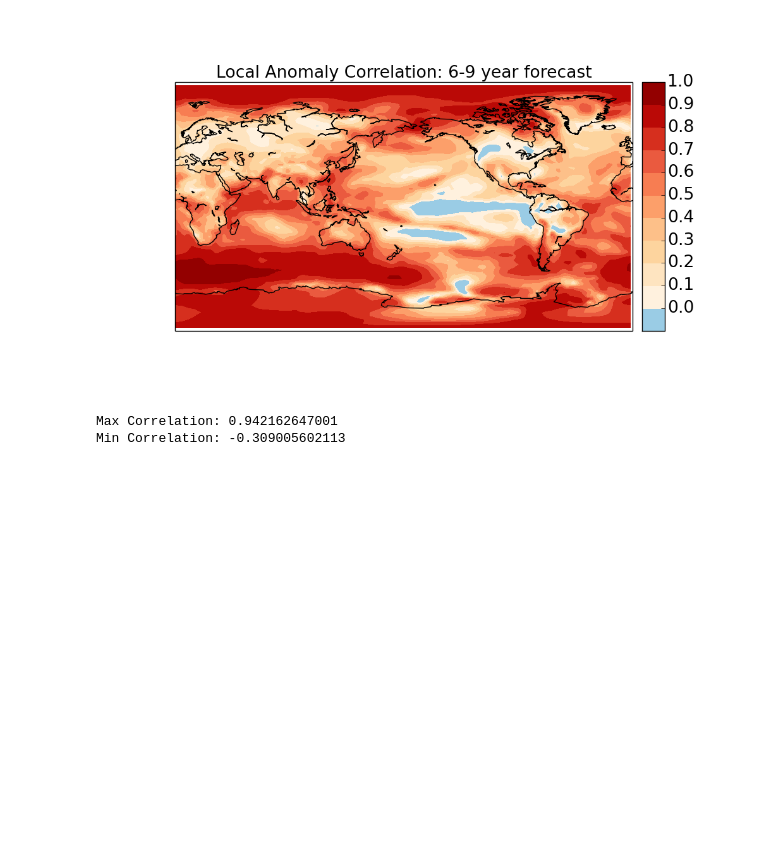
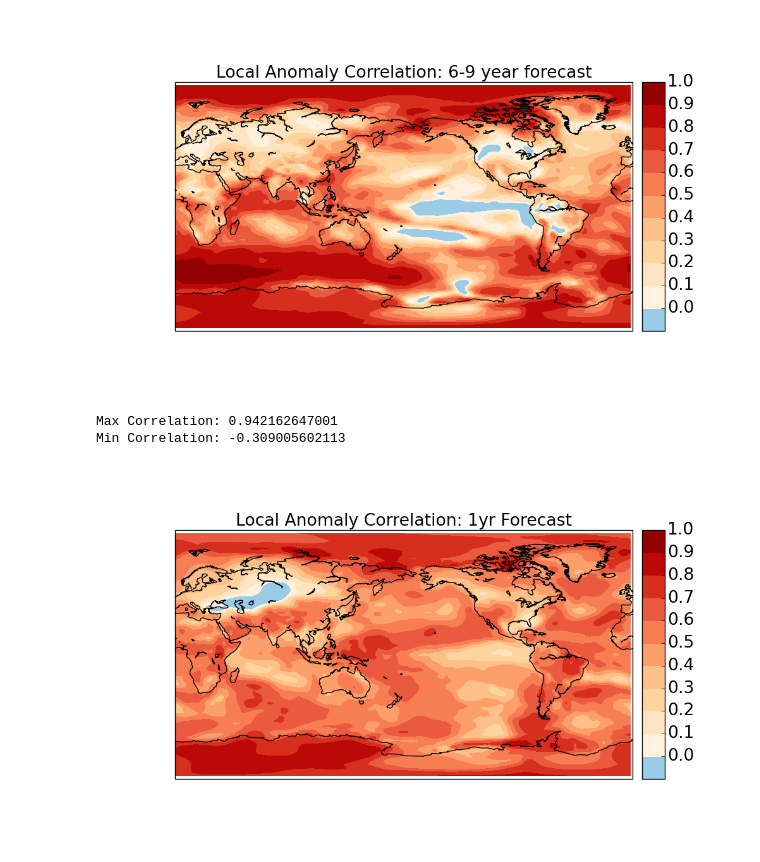
Before and after one commit to frodre/pyLIM, a Jupyter notebook: Corr_analysis.ipynb, the cells around one changed output. Saved outputs shown, nothing was run; the diff lists cells and outputs as text; code cells hidden in the pictures; blank space fills up the shorter version.

```diff
--- a/Corr_analysis.ipynb
+++ b/Corr_analysis.ipynb
@@ -58,3 +58,13 @@ print 'Min Correlation:',mean_corr.min()
 # %% [output]
 Max Correlation: 0.942162647001
 Min Correlation: -0.309005602113
+# %%
+#1yr forecast
+data = corr[12:13]
+mean_corr = data.mean(axis=0).values
+title = 'Local Anomaly Correlation: 1yr Forecast'
+filename = 'lca_1yr.png'
+FileTools.plot_corrdata(lats, lons, mean_corr.reshape(lons.shape), title, filename)
+Image(filename=filename)
+# %% [output]
+[figure, added]
```
Also changed, not shown: parts of 1 cell of this notebook, 3 other files.
